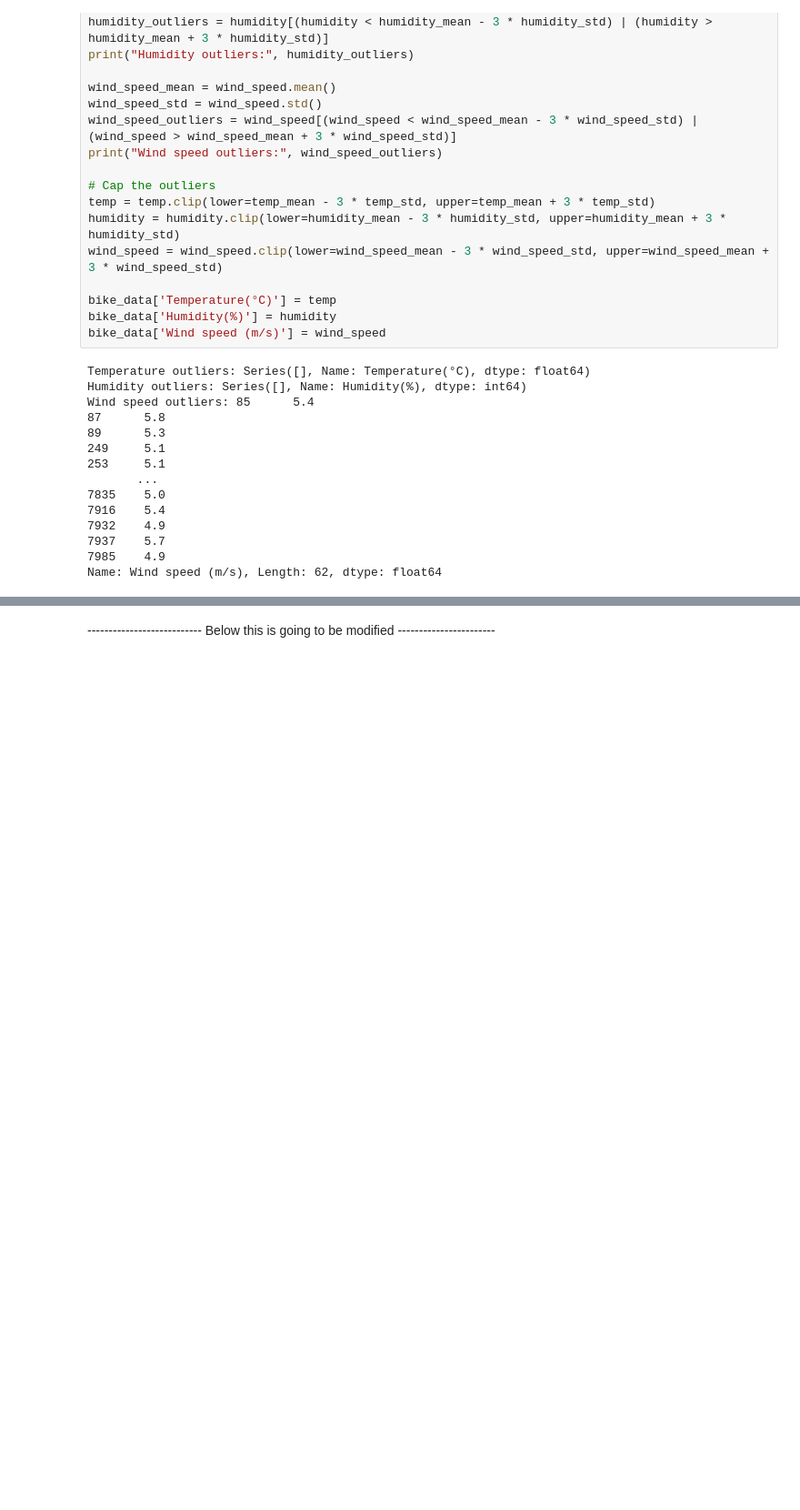
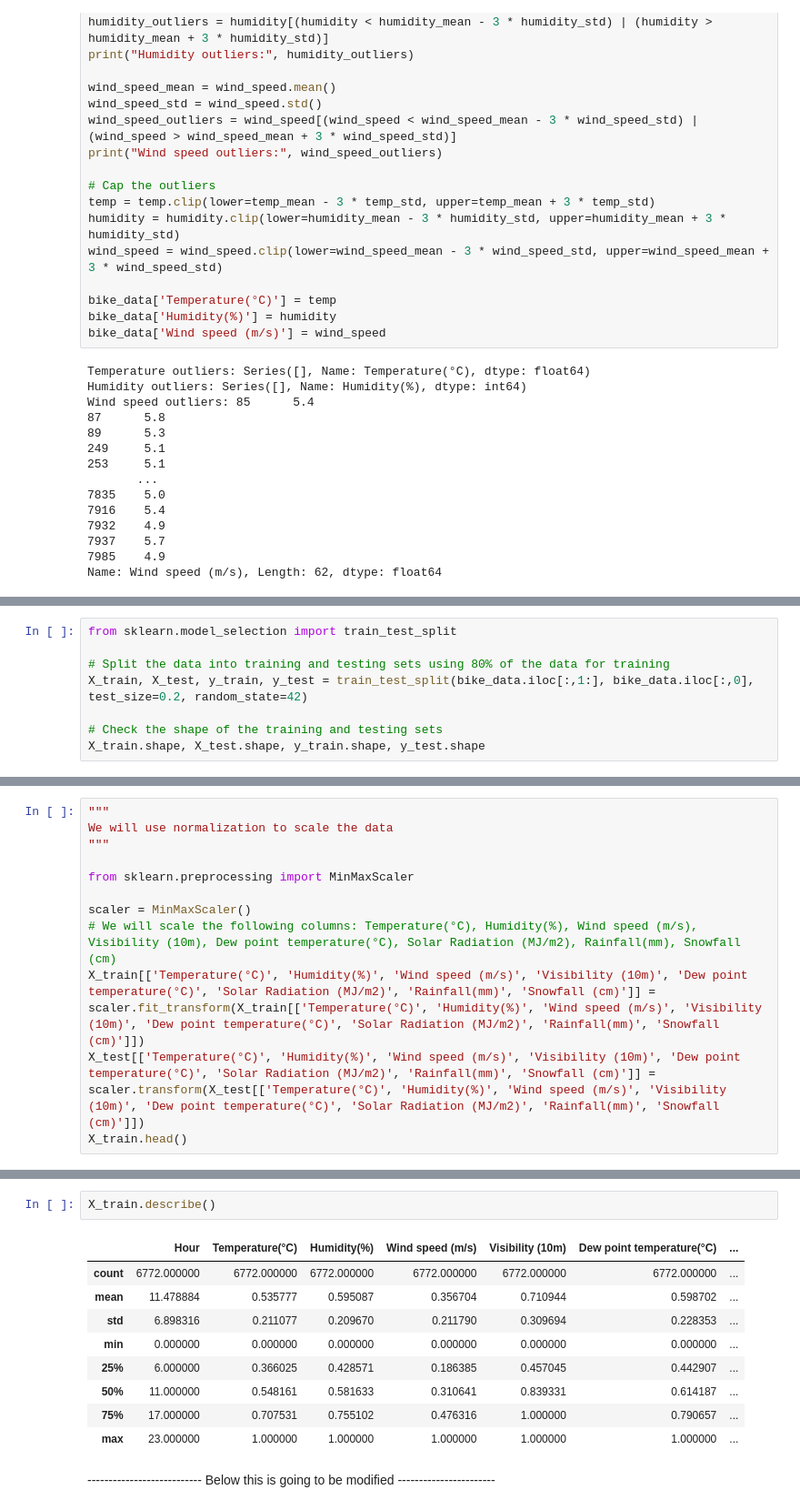
Before and after one commit to gonzalocarreteroh/BikeSharingAnalysisML, a Jupyter notebook: bike_main.ipynb, the cells around one changed output, grey strips where cells are left out. Shown: that part at 91% size. Saved outputs shown, nothing was run; the diff lists cells and outputs as text; blank space fills up the shorter version.

```diff
--- a/bike_main.ipynb
+++ b/bike_main.ipynb
@@ -260,0 +263,8 @@ Name: Wind speed (m/s), Length: 62, dtype: float64
+# %%
+from sklearn.model_selection import train_test_split
+
+# Split the data into training and testing sets using 80% of the data for training
+X_train, X_test, y_train, y_test = train_test_split(bike_data.iloc[:,1:], bike_data.iloc[:,0], test_size=0.2, random_state=42)
+
+# Check the shape of the training and testing sets
+X_train.shape, X_test.shape, y_train.shape, y_test.shape
@@ -260,0 +275,12 @@ Name: Wind speed (m/s), Length: 62, dtype: float64
+# %%
+"""
+We will use normalization to scale the data
+"""
+
+from sklearn.preprocessing import MinMaxScaler
+
+scaler = MinMaxScaler()
+# We will scale the following columns: Temperature(°C), Humidity(%), Wind speed (m/s), Visibility (10m), Dew point temperature(°C), Solar Radiation (MJ/m2), Rainfall(mm), Snowfall (cm)
+X_train[['Temperature(°C)', 'Humidity(%)', 'Wind speed (m/s)', 'Visibility (10m)', 'Dew point temperature(°C)', 'Solar Radiation (MJ/m2)', 'Rainfall(mm)', 'Snowfall (cm)']] = scaler.fit_transform(X_train[['Temperature(°C)', 'Humidity(%)', 'Wind speed (m/s)', 'Visibility (10m)', 'Dew point temperature(°C)', 'Solar Radiation (MJ/m2)', 'Rainfall(mm)', 'Snowfall (cm)']])
+X_test[['Temperature(°C)', 'Humidity(%)', 'Wind speed (m/s)', 'Visibility (10m)', 'Dew point temperature(°C)', 'Solar Radiation (MJ/m2)', 'Rainfall(mm)', 'Snowfall (cm)']] = scaler.transform(X_test[['Temperature(°C)', 'Humidity(%)', 'Wind speed (m/s)', 'Visibility (10m)', 'Dew point temperature(°C)', 'Solar Radiation (MJ/m2)', 'Rainfall(mm)', 'Snowfall (cm)']])
+X_train.head()
@@ -261,3 +294,15 @@ Name: Wind speed (m/s), Length: 62, dtype: float64
+# %%
+X_train.describe()
+# %% [output]
+|  | Hour | Temperature(°C) | Humidity(%) | Wind speed (m/s) | Visibility (10m) | Dew point temperature(°C) | ... |
+| count | 6772.000000 | 6772.000000 | 6772.000000 | 6772.000000 | 6772.000000 | 6772.000000 | ... |
+| mean | 11.478884 | 0.535777 | 0.595087 | 0.356704 | 0.710944 | 0.598702 | ... |
+| std | 6.898316 | 0.211077 | 0.209670 | 0.211790 | 0.309694 | 0.228353 | ... |
+| min | 0.000000 | 0.000000 | 0.000000 | 0.000000 | 0.000000 | 0.000000 | ... |
+| 25% | 6.000000 | 0.366025 | 0.428571 | 0.186385 | 0.457045 | 0.442907 | ... |
+| 50% | 11.000000 | 0.548161 | 0.581633 | 0.310641 | 0.839331 | 0.614187 | ... |
+| 75% | 17.000000 | 0.707531 | 0.755102 | 0.476316 | 1.000000 | 0.790657 | ... |
+| max | 23.000000 | 1.000000 | 1.000000 | 1.000000 | 1.000000 | 1.000000 | ... |
 # %% [markdown]
 --------------------------- Below this is going to be modified -----------------------
 # %%
```
Also changed, not shown: parts of 5 cells of this notebook.
